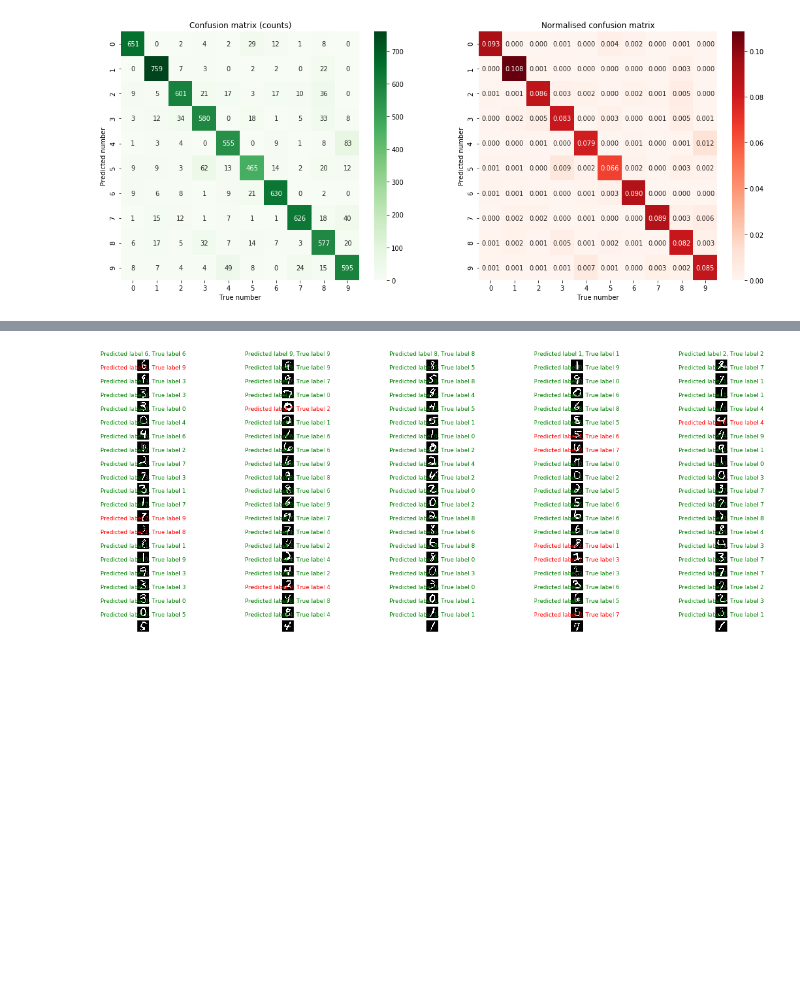
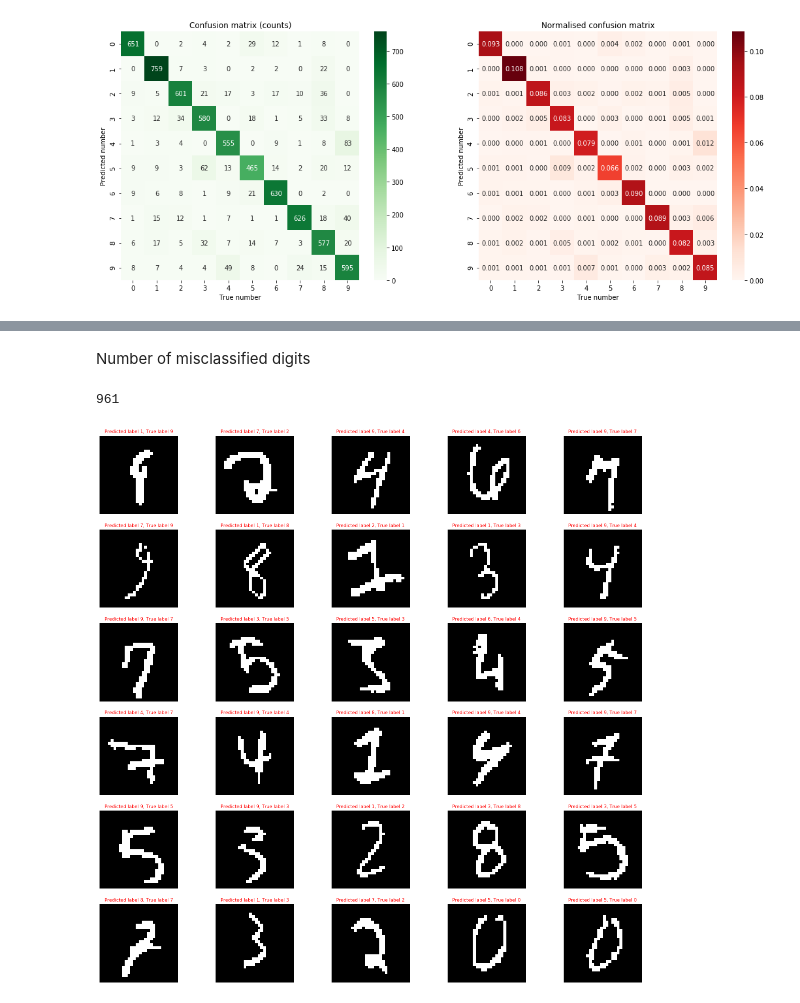
Before and after one commit to Aagaarrd/02462-assignment1, a Jupyter notebook: mnnist.ipynb, the cells around one changed output, grey strips where cells are left out. Saved outputs shown, nothing was run; the diff lists cells and outputs as text; code cells hidden in the pictures; blank space fills up the shorter version.

```diff
--- a/mnnist.ipynb
+++ b/mnnist.ipynb
@@ -510,26 +503,34 @@ Of the images that are misclassified by the system, are there common characteris
+# %%
+inccorrectID = np.zeros((len(Xtest), len(Xtest[0, :])))
+true_label_list = []
+predicted_label_list = []
+
+j = 0
+
+# create a matrix with all the incorrectly labeled digits
+for i in range(len(Xtest)):
+        true_label = ytest[i]
+    predicted_label = classify(Xtest[i, :])
+    if true_label != predicted_label:
+        inccorrectID[j, :] =  Xtest[i, :]
+        true_label_list.append(true_label)
+        predicted_label_list.append(predicted_label)
+        j+=1
+inccorrectID = inccorrectID[~np.all(inccorrectID == 0, axis=1)]
+# %% [markdown]
+Number of misclassified digits
+# %%
+print(np.size(inccorrectID, axis=0))
+# %% [output]
+961
 # %%
-plt.figure(figsize=(20, 8))
-num_images = 100
-for i in range(num_images):
-    plt.subplot(20, num_images_per_row, 1 + i)
-
-    # compute posterior probabilities
-    p = compute_posterior_prob(Xtest[i, :])
-    p = ['{:.2e}'.format(elem) for elem in p ]
-
-    # get true label and predicted label
-    true_label = ytest[i]
-    predicted_label = classify(Xtest[i, :])
+plt.figure(figsize=(20, 20))
+for i in range(6*num_images_per_row):
+    plt.subplot(6, num_images_per_row, 1 + i)
 
     # show image
-    show_image(Xtest[i, :])
+    show_image(inccorrectID[i, :])
 
-    # if the classification is correct, use green otherwise use red
-    if true_label == predicted_label:
-        color = 'green'
-    else:
-        color = 'red'
-
-    plt.title(f"Predicted label {predicted_label}, True label {true_label}", color=color, size=9)
+    plt.title(f"Predicted label {predicted_label_list[i]}, True label {true_label_list[i]}", color='red', size=9)
 # %% [output]
-[figure, old version]
+[figure, new version]
```
Also changed, not shown: parts of 24 cells of this notebook.
